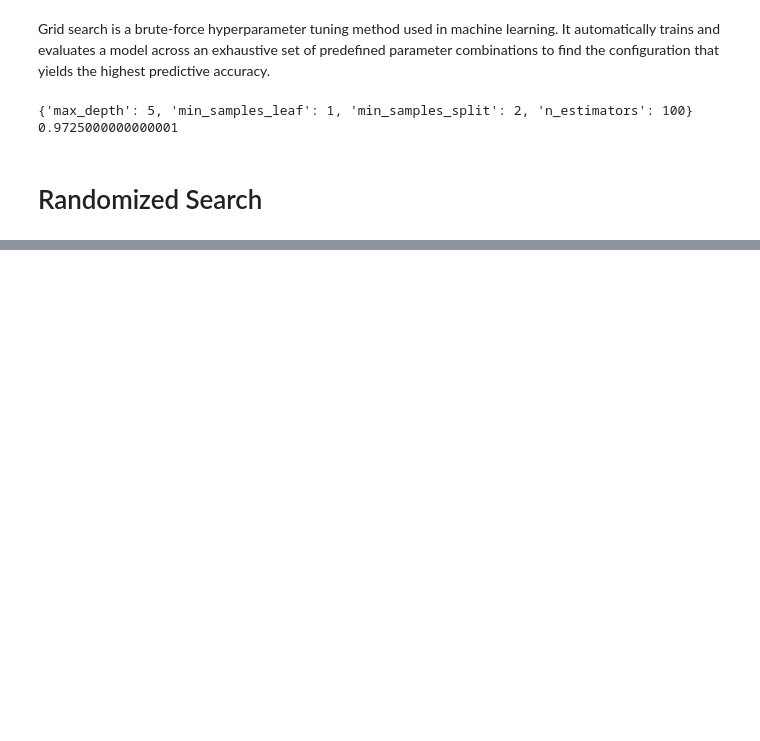
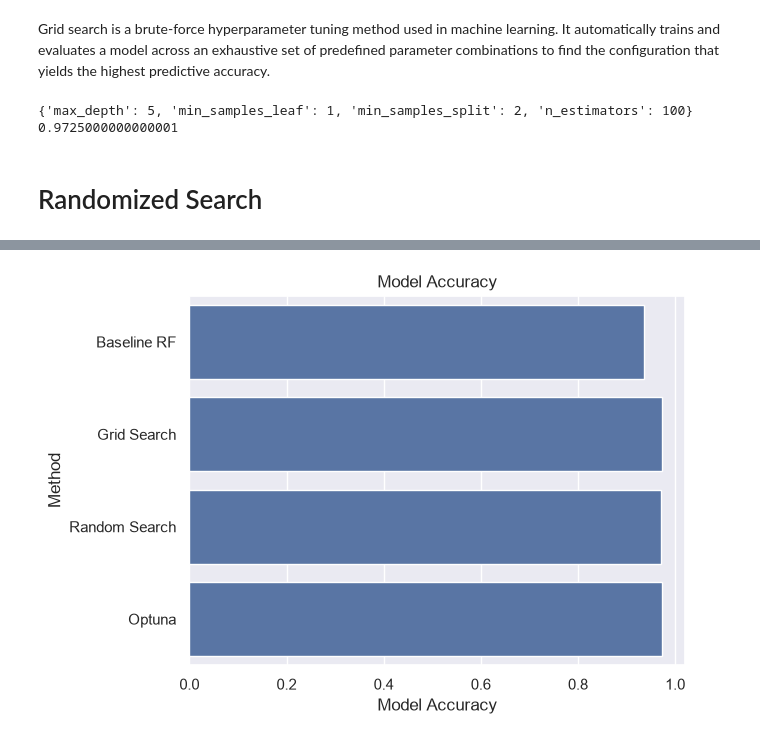
Before and after one commit to shy942/ML-exploration, a Jupyter notebook: notebooks/08_Model_Optimization.ipynb, the cells around one changed output, grey strips where cells are left out. Cells and saved outputs as stored; diff of their text form; code cells hidden in the pictures; blank space fills up the shorter version.

Commit message:
08_Model_Optimization.ipynb is updated

```diff
--- a/notebooks/08_Model_Optimization.ipynb
+++ b/notebooks/08_Model_Optimization.ipynb
@@ -46,8 +46,10 @@ X_train, X_test, y_train, y_test = train_test_split(X, y, test_size=0.3, stratif
 # %% [markdown]
 # Baseline model (Random forest classifier)
 # %%
+start = time.time()
 baseline_rf = RandomForestClassifier(random_state=42)
 baseline_rf.fit(X_train, y_train)
+baseline_rf_time = time.time() - start
 baseline_rf_predictions = baseline_rf.predict(X_test)
 baseline_rf_accuracy = accuracy_score(y_test, baseline_rf_predictions)
 # %% [markdown]
@@ -118,0 +143,6 @@ print(random_search.best_score_)
+# %%
+# Run the optimization
+start = time.time()
+study = optuna.create_study(direction="maximize")
+study.optimize(objective, n_trials=30)
+optuna_time = time.time() - start
@@ -118,0 +178,8 @@ print(random_search.best_score_)
+# %%
+# Compare Optimization Strategies
+comparison = pd.DataFrame({
+    "Method":["Baseline RF", "Grid Search", "Random Search","Optuna"],
+    "Model Accuracy": [baseline_rf_accuracy, grid.best_score_, random_search.best_score_, study.best_value],
+    "Training time (s)": [baseline_rf_time, grid_time, random_time, optuna_time]
+})
+comparison
@@ -118,0 +192,7 @@ print(random_search.best_score_)
+# %%
+# Visualize results
+sns.barplot(data=comparison, x="Model Accuracy", y="Method")
+plt.title("Model Accuracy")
+plt.show()
+# %% [output]
+[figure, added]
```
Also changed, not shown: parts of 26 cells of this notebook.
